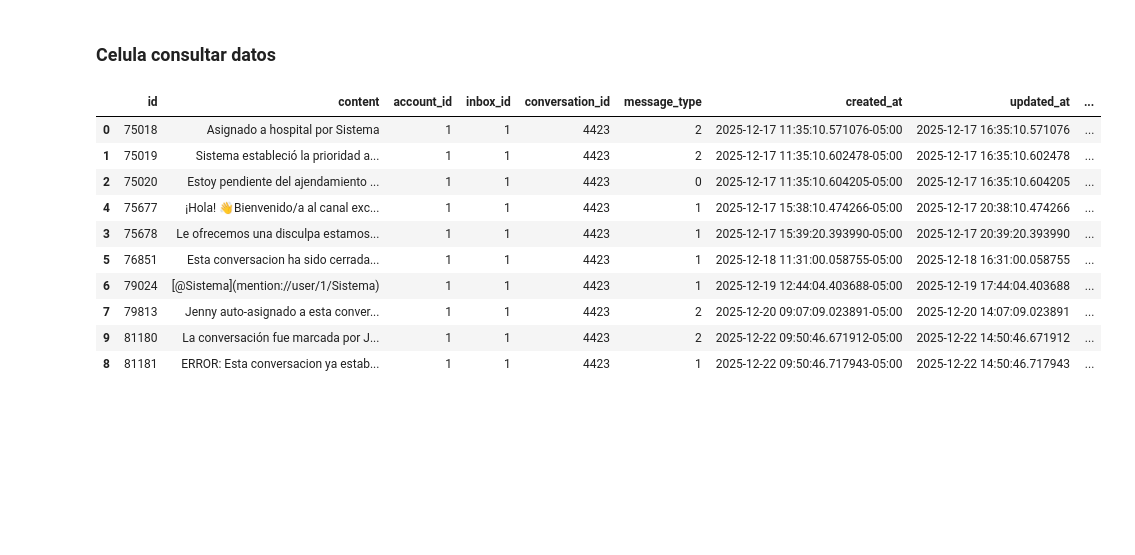
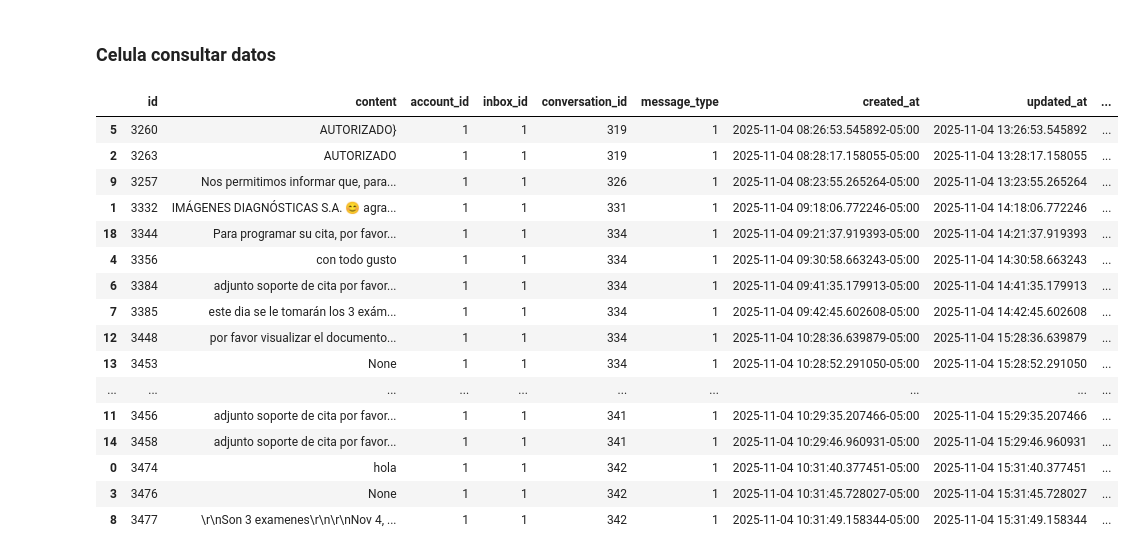
Before and after one commit to Jona-2006-17/analisis, a Jupyter notebook: analisis.ipynb, the cells around one changed output. Drawn from its saved outputs; the diff is of its cells as text; code cells hidden in the pictures; blank space fills up the shorter version.

```diff
--- a/analisis.ipynb
+++ b/analisis.ipynb
@@ -562,24 +523,30 @@ df_messages_agent
 ### Celula consultar datos
 # %%
 ids_caso_raro = [6175, 6877, 6214, 6057]
-sentencia_messages_contact_user = "SELECT * FROM messages WHERE conversation_id=4423"
+sentencia_messages_contact_user = "SELECT * FROM messages WHERE created_at::date = '2025-11-04' AND sender_type = 'User' AND sender_id = 6"
 df_messages_contact_user = pd.read_sql(sentencia_messages_contact_user, engine)
 
 df_messages_contact_user['created_at'] = df_messages_contact_user['created_at'].dt.tz_localize('UTC')
 df_messages_contact_user['created_at'] = df_messages_contact_user['created_at'].dt.tz_convert('America/Bogota')
 
-df_messages_contact_user = df_messages_contact_user.sort_values(['created_at'])
+df_messages_contact_user = df_messages_contact_user.sort_values(['conversation_id', 'created_at'])
 
-df_messages_contact_user.head(60)
+df_messages_contact_user.head(90)
 # %% [output]
 |  | id | content | account_id | inbox_id | conversation_id | message_type | created_at | updated_at | ... |
-| 0 | 75018 | Asignado a hospital por Sistema | 1 | 1 | 4423 | 2 | 2025-12-17 11:35:10.571076-05:00 | 2025-12-17 16:35:10.571076 | ... |
-| 1 | 75019 | Sistema estableció la prioridad a... | 1 | 1 | 4423 | 2 | 2025-12-17 11:35:10.602478-05:00 | 2025-12-17 16:35:10.602478 | ... |
-| 2 | 75020 | Estoy pendiente del ajendamiento ... | 1 | 1 | 4423 | 0 | 2025-12-17 11:35:10.604205-05:00 | 2025-12-17 16:35:10.604205 | ... |
-| 4 | 75677 | ¡Hola! 👋Bienvenido/a al canal exc... | 1 | 1 | 4423 | 1 | 2025-12-17 15:38:10.474266-05:00 | 2025-12-17 20:38:10.474266 | ... |
-| 3 | 75678 | Le ofrecemos una disculpa estamos... | 1 | 1 | 4423 | 1 | 2025-12-17 15:39:20.393990-05:00 | 2025-12-17 20:39:20.393990 | ... |
-| 5 | 76851 | Esta conversacion ha sido cerrada... | 1 | 1 | 4423 | 1 | 2025-12-18 11:31:00.058755-05:00 | 2025-12-18 16:31:00.058755 | ... |
-| 6 | 79024 | [@Sistema](mention://user/1/Sistema) | 1 | 1 | 4423 | 1 | 2025-12-19 12:44:04.403688-05:00 | 2025-12-19 17:44:04.403688 | ... |
-| 7 | 79813 | Jenny auto-asignado a esta conver... | 1 | 1 | 4423 | 2 | 2025-12-20 09:07:09.023891-05:00 | 2025-12-20 14:07:09.023891 | ... |
-| 9 | 81180 | La conversación fue marcada por J... | 1 | 1 | 4423 | 2 | 2025-12-22 09:50:46.671912-05:00 | 2025-12-22 14:50:46.671912 | ... |
-| 8 | 81181 | ERROR: Esta conversacion ya estab... | 1 | 1 | 4423 | 1 | 2025-12-22 09:50:46.717943-05:00 | 2025-12-22 14:50:46.717943 | ... |
+| 5 | 3260 | AUTORIZADO} | 1 | 1 | 319 | 1 | 2025-11-04 08:26:53.545892-05:00 | 2025-11-04 13:26:53.545892 | ... |
+| 2 | 3263 | AUTORIZADO | 1 | 1 | 319 | 1 | 2025-11-04 08:28:17.158055-05:00 | 2025-11-04 13:28:17.158055 | ... |
+| 9 | 3257 | Nos permitimos informar que, para... | 1 | 1 | 326 | 1 | 2025-11-04 08:23:55.265264-05:00 | 2025-11-04 13:23:55.265264 | ... |
+| 1 | 3332 | IMÁGENES DIAGNÓSTICAS S.A. 😊 agra... | 1 | 1 | 331 | 1 | 2025-11-04 09:18:06.772246-05:00 | 2025-11-04 14:18:06.772246 | ... |
+| 18 | 3344 | Para programar su cita, por favor... | 1 | 1 | 334 | 1 | 2025-11-04 09:21:37.919393-05:00 | 2025-11-04 14:21:37.919393 | ... |
+| 4 | 3356 | con todo gusto | 1 | 1 | 334 | 1 | 2025-11-04 09:30:58.663243-05:00 | 2025-11-04 14:30:58.663243 | ... |
+| 6 | 3384 | adjunto soporte de cita por favor... | 1 | 1 | 334 | 1 | 2025-11-04 09:41:35.179913-05:00 | 2025-11-04 14:41:35.179913 | ... |
+| 7 | 3385 | este dia se le tomarán los 3 exám... | 1 | 1 | 334 | 1 | 2025-11-04 09:42:45.602608-05:00 | 2025-11-04 14:42:45.602608 | ... |
+| 12 | 3448 | por favor visualizar el documento... | 1 | 1 | 334 | 1 | 2025-11-04 10:28:36.639879-05:00 | 2025-11-04 15:28:36.639879 | ... |
+| 13 | 3453 | None | 1 | 1 | 334 | 1 | 2025-11-04 10:28:52.291050-05:00 | 2025-11-04 15:28:52.291050 | ... |
+| ... | ... | ... | ... | ... | ... | ... | ... | ... | ... |
+| 11 | 3456 | adjunto soporte de cita por favor... | 1 | 1 | 341 | 1 | 2025-11-04 10:29:35.207466-05:00 | 2025-11-04 15:29:35.207466 | ... |
+| 14 | 3458 | adjunto soporte de cita por favor... | 1 | 1 | 341 | 1 | 2025-11-04 10:29:46.960931-05:00 | 2025-11-04 15:29:46.960931 | ... |
+| 0 | 3474 | hola | 1 | 1 | 342 | 1 | 2025-11-04 10:31:40.377451-05:00 | 2025-11-04 15:31:40.377451 | ... |
+| 3 | 3476 | None | 1 | 1 | 342 | 1 | 2025-11-04 10:31:45.728027-05:00 | 2025-11-04 15:31:45.728027 | ... |
+| 8 | 3477 | \r\nSon 3 examenes\r\n\r\nNov 4, ... | 1 | 1 | 342 | 1 | 2025-11-04 10:31:49.158344-05:00 | 2025-11-04 15:31:49.158344 | ... |
```
Also changed, not shown: parts of 9 cells of this notebook.
